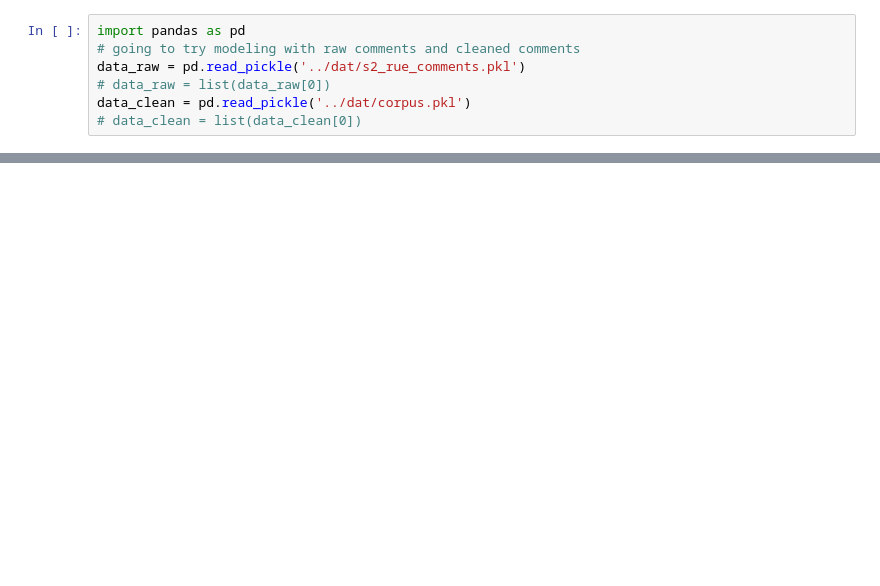
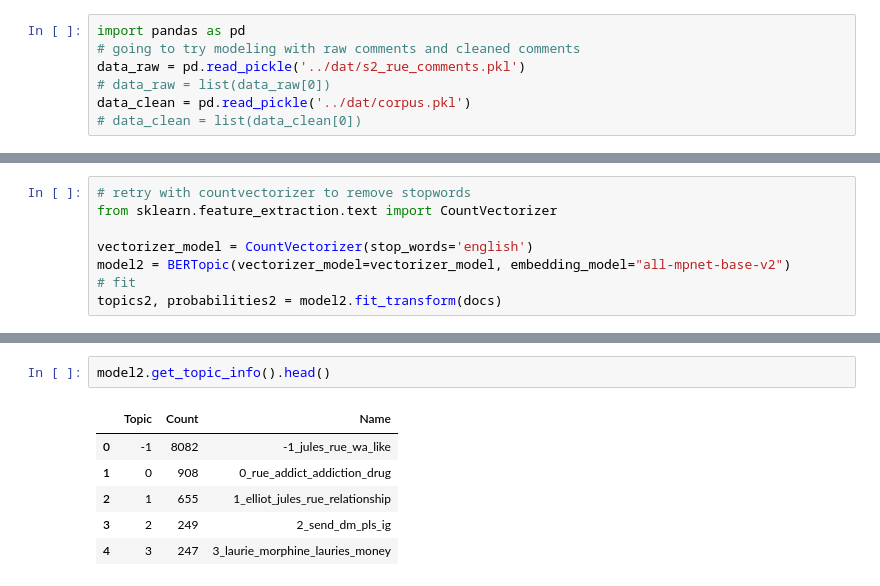
Before and after one commit to labouz/r-euphoria-tm, a Jupyter notebook: py/tm-transf.ipynb, the cells around one changed output, grey strips where cells are left out. Saved outputs shown, nothing was run; the diff lists cells and outputs as text; blank space fills up the shorter version.

```diff
--- a/py/tm-transf.ipynb
+++ b/py/tm-transf.ipynb
@@ -59,0 +52,8 @@ model.get_topic(0)
+# %%
+# retry with countvectorizer to remove stopwords
+from sklearn.feature_extraction.text import CountVectorizer
+
+vectorizer_model = CountVectorizer(stop_words='english')
+model2 = BERTopic(vectorizer_model=vectorizer_model, embedding_model="all-mpnet-base-v2")
+# fit
+topics2, probabilities2 = model2.fit_transform(docs)
@@ -59,0 +69,9 @@ model.get_topic(0)
+# %%
+model2.get_topic_info().head()
+# %% [output]
+|  | Topic | Count | Name |
+| 0 | -1 | 8082 | -1_jules_rue_wa_like |
+| 1 | 0 | 908 | 0_rue_addict_addiction_drug |
+| 2 | 1 | 655 | 1_elliot_jules_rue_relationship |
+| 3 | 2 | 249 | 2_send_dm_pls_ig |
+| 4 | 3 | 247 | 3_laurie_morphine_lauries_money |
```
Also changed, not shown: parts of 12 cells of this notebook, 16 other files.
